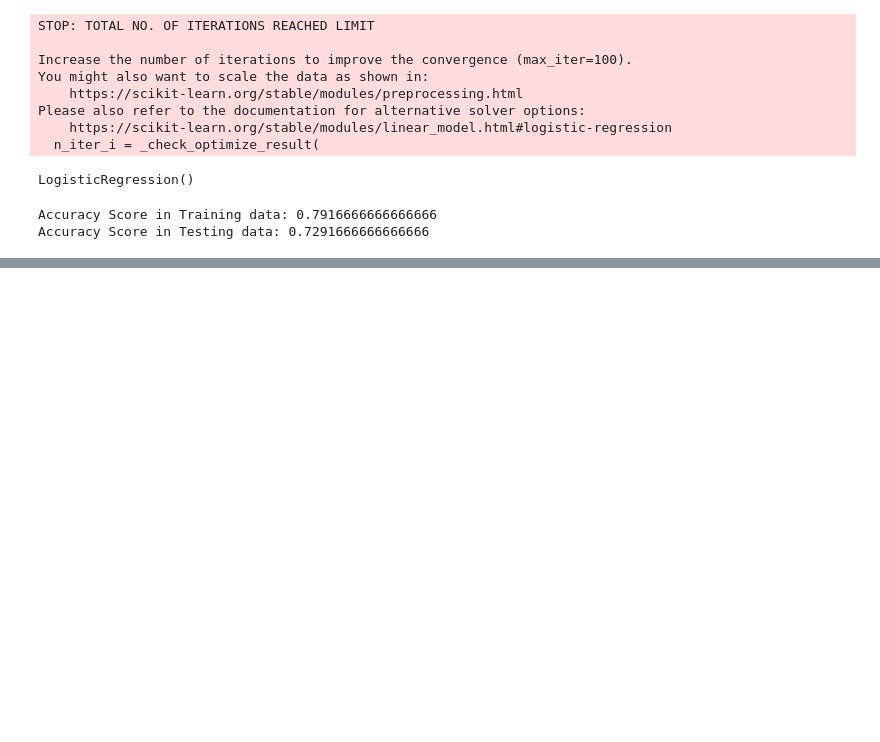
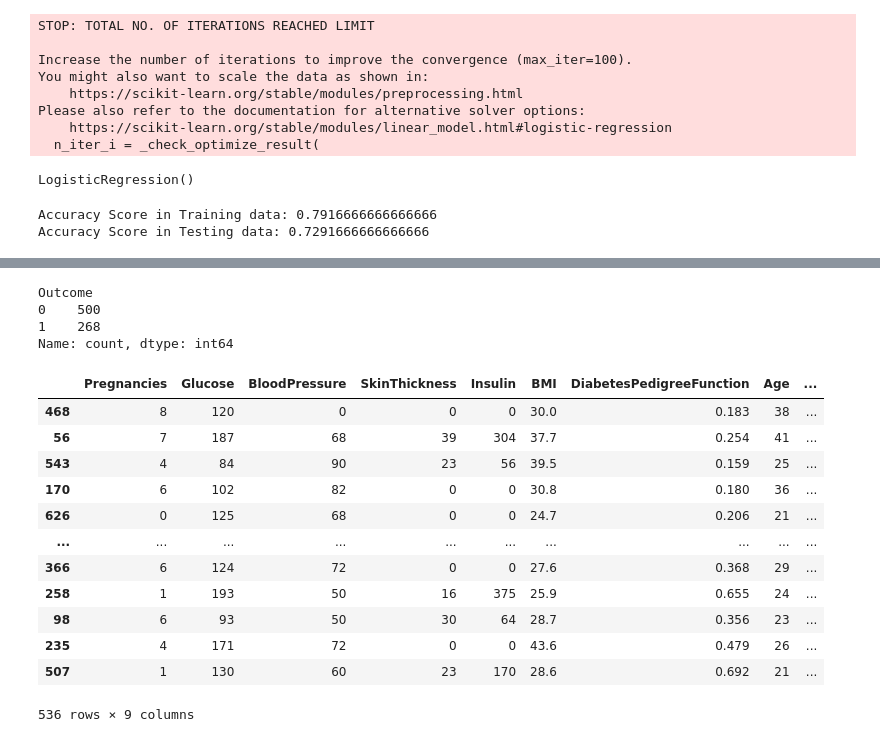
Before and after one commit to jahanzeb-Ali/AI-and-Data-Science, a Jupyter notebook: ML/Classification(Logistic Regression).ipynb, the cells around one changed output, grey strips where cells are left out. Drawn from its saved outputs; the diff is of its cells as text; code cells hidden in the pictures; blank space fills up the shorter version.

```diff
--- a/ML/Classification(Logistic Regression).ipynb
+++ b/ML/Classification(Logistic Regression).ipynb
@@ -93,0 +128,29 @@ data.corr()
+# %%
+data.Outcome.value_counts()
+# %% [output]
+Outcome
+0    500
+1    268
+Name: count, dtype: int64
+# %%
+class_0 = data[data["Outcome"] == 0].sample(268)
+# %%
+class_1 = data[data["Outcome"] == 1]
+# %%
+data_2 =  pd.concat([class_0,class_1], axis=0).sample(536)
+# %%
+data_2
+# %% [output]
+|  | Pregnancies | Glucose | BloodPressure | SkinThickness | Insulin | BMI | DiabetesPedigreeFunction | Age | ... |
+| 468 | 8 | 120 | 0 | 0 | 0 | 30.0 | 0.183 | 38 | ... |
+| 56 | 7 | 187 | 68 | 39 | 304 | 37.7 | 0.254 | 41 | ... |
+| 543 | 4 | 84 | 90 | 23 | 56 | 39.5 | 0.159 | 25 | ... |
+| 170 | 6 | 102 | 82 | 0 | 0 | 30.8 | 0.180 | 36 | ... |
+| 626 | 0 | 125 | 68 | 0 | 0 | 24.7 | 0.206 | 21 | ... |
+| ... | ... | ... | ... | ... | ... | ... | ... | ... | ... |
+| 366 | 6 | 124 | 72 | 0 | 0 | 27.6 | 0.368 | 29 | ... |
+| 258 | 1 | 193 | 50 | 16 | 375 | 25.9 | 0.655 | 24 | ... |
+| 98 | 6 | 93 | 50 | 30 | 64 | 28.7 | 0.356 | 23 | ... |
+| 235 | 4 | 171 | 72 | 0 | 0 | 43.6 | 0.479 | 26 | ... |
+| 507 | 1 | 130 | 60 | 23 | 170 | 28.6 | 0.692 | 21 | ... |
+536 rows × 9 columns
```
Also changed, not shown: parts of 21 cells of this notebook.
